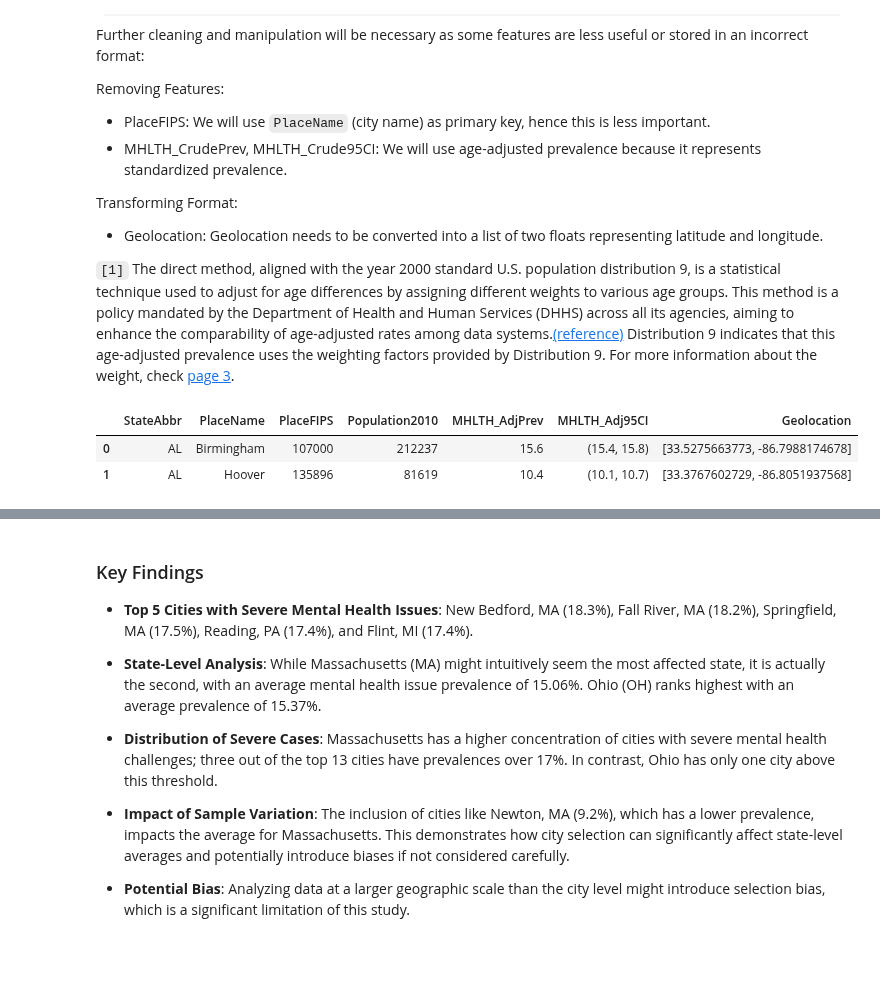
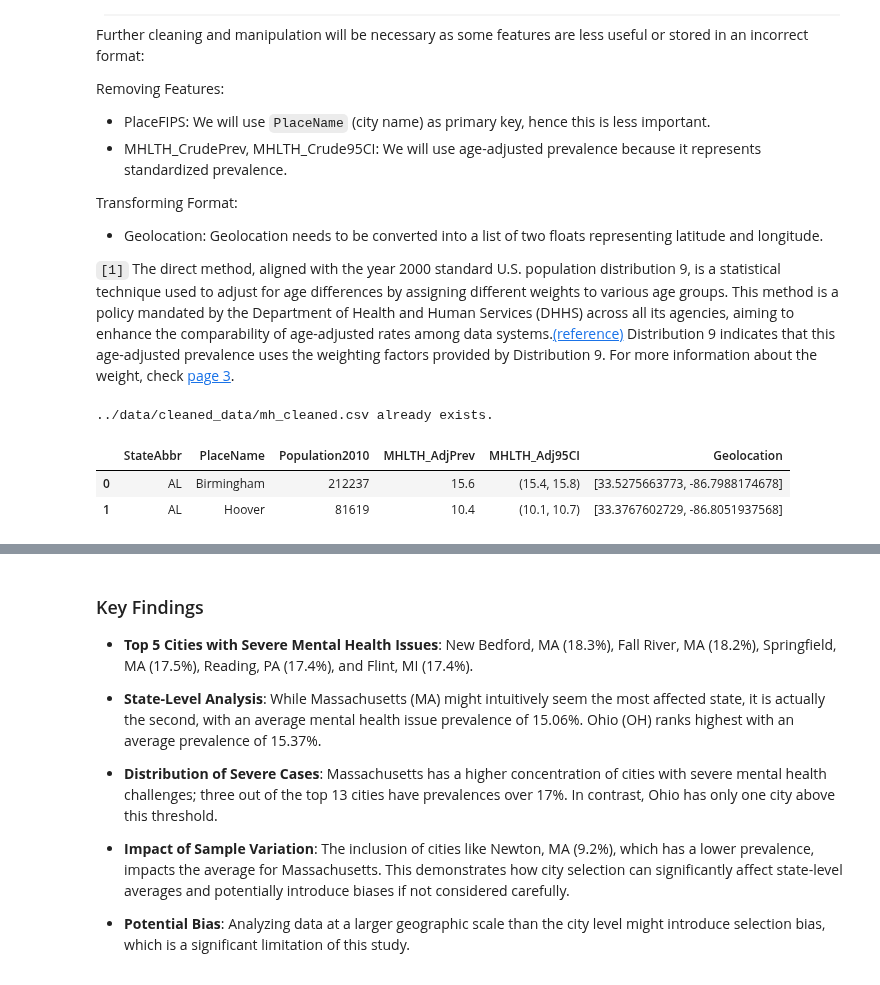
Before and after one commit to shuting2023/Natures_Rx, a Jupyter notebook: src/data_cleaning_merge.ipynb, the cells around one changed output, grey strips where cells are left out. Cells and saved outputs as stored; diff of their text form; code cells hidden in the pictures.

```diff
--- a/src/data_cleaning_merge.ipynb
+++ b/src/data_cleaning_merge.ipynb
@@ -64,0 +24,7 @@ mh_data.head(2)
+# %%
+# load the file
+mh_raw = cm.load_file_df(fp.mh_file)
+
+# remove other chronic diseases columns
+mh_data = cm.mh_remove_chronics(mh_raw)
+mh_data.head(2)
@@ -89,27 +59,18 @@ Transforming Format:
 - Geolocation: Geolocation needs to be converted into a list of two floats representing latitude and longitude.
 
 `[1]` The direct method, aligned with the year 2000 standard U.S. population distribution 9, is a statistical technique used to adjust for age differences by assigning different weights to various age groups. This method is a policy mandated by the Department of Health and Human Services (DHHS) across all its agencies, aiming to enhance the comparability of age-adjusted rates among data systems.[(reference)](https://www.cdc.gov/places/measure-definitions/health-status/index.html#mental-health) Distribution 9 indicates that this age-adjusted prevalence uses the weighting factors provided by Distribution 9. For more information about the weight, check [page 3](https://www.cdc.gov/nchs/data/statnt/statnt20.pdf).
-# %%
-def mh_clean_transfrom(
-    df, col_lst=["MHLTH_CrudePrev", "MHLTH_Crude95CI"], trans_col="Geolocation"
-):
-    """
-    Return a new dataframe with columns in col_lst removed and Geolocation transformed to a list of float
-    """
-    new_df = df.drop(columns=col_lst).copy()
-    new_df[trans_col] = new_df[trans_col].apply(
-        lambda x: x.replace("(", "").replace(")", "")
-    )
-    new_df[trans_col] = new_df[trans_col].apply(lambda x: x.split(","))
-    new_df[trans_col] = new_df[trans_col].apply(lambda x: [float(x[0]), float(x[1])])
-    return new_df
-
-mh_cleaned = mh_clean_transfrom(mh_data)
-mh_cleaned.head(2)
-# %% [output]
-|  | StateAbbr | PlaceName | PlaceFIPS | Population2010 | MHLTH_AdjPrev | MHLTH_Adj95CI | Geolocation |
-| 0 | AL | Birmingham | 107000 | 212237 | 15.6 | (15.4, 15.8) | [33.5275663773, -86.7988174678] |
-| 1 | AL | Hoover | 135896 | 81619 | 10.4 | (10.1, 10.7) | [33.3767602729, -86.8051937568] |
+# %%
+mh_cleaned = cm.mh_clean_transfrom(mh_data,col_lst=['PlaceFIPS','MHLTH_CrudePrev', 'MHLTH_Crude95CI'], trans_col='Geolocation')
+
+# save the cleaned file
+cm.save_csv(mh_cleaned, fp.mh_cleaned)
+
+mh_cleaned.head(2)
+# %% [output]
+../data/cleaned_data/mh_cleaned.csv already exists.
+|  | StateAbbr | PlaceName | Population2010 | MHLTH_AdjPrev | MHLTH_Adj95CI | Geolocation |
+| 0 | AL | Birmingham | 212237 | 15.6 | (15.4, 15.8) | [33.5275663773, -86.7988174678] |
+| 1 | AL | Hoover | 81619 | 10.4 | (10.1, 10.7) | [33.3767602729, -86.8051937568] |
 # %%
 # presenting top 5 states with highest MHLTH_AdjPrev
 # the higher the MHLTH_AdjPrev, the worse the mental health condition
```
Also changed, not shown: parts of 10 cells of this notebook.
